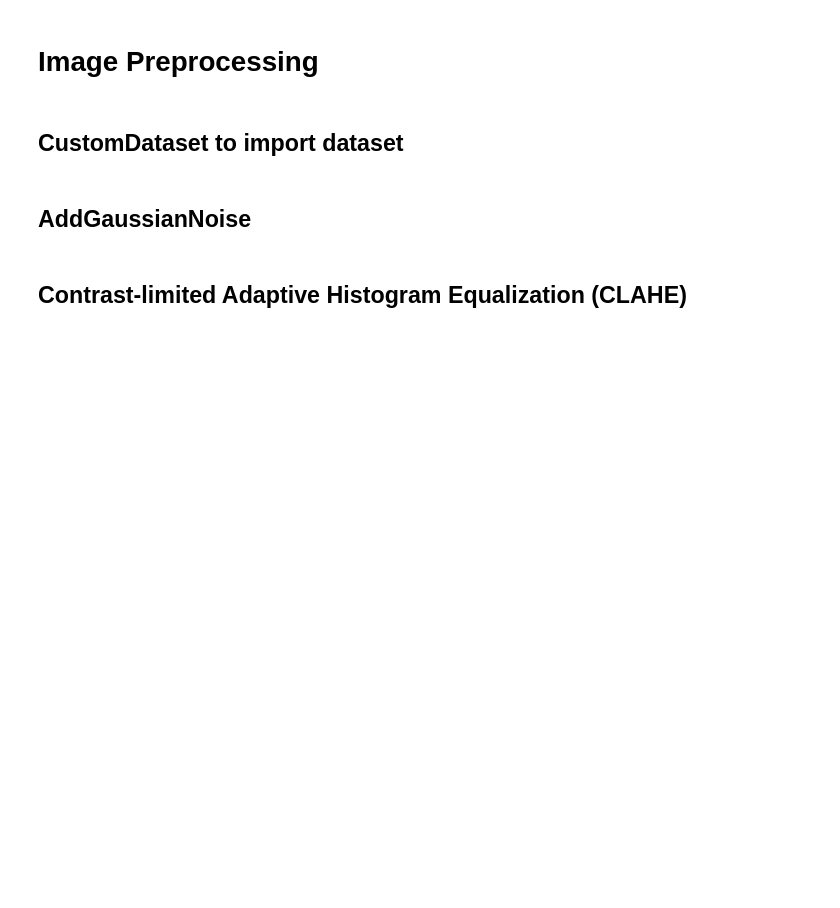
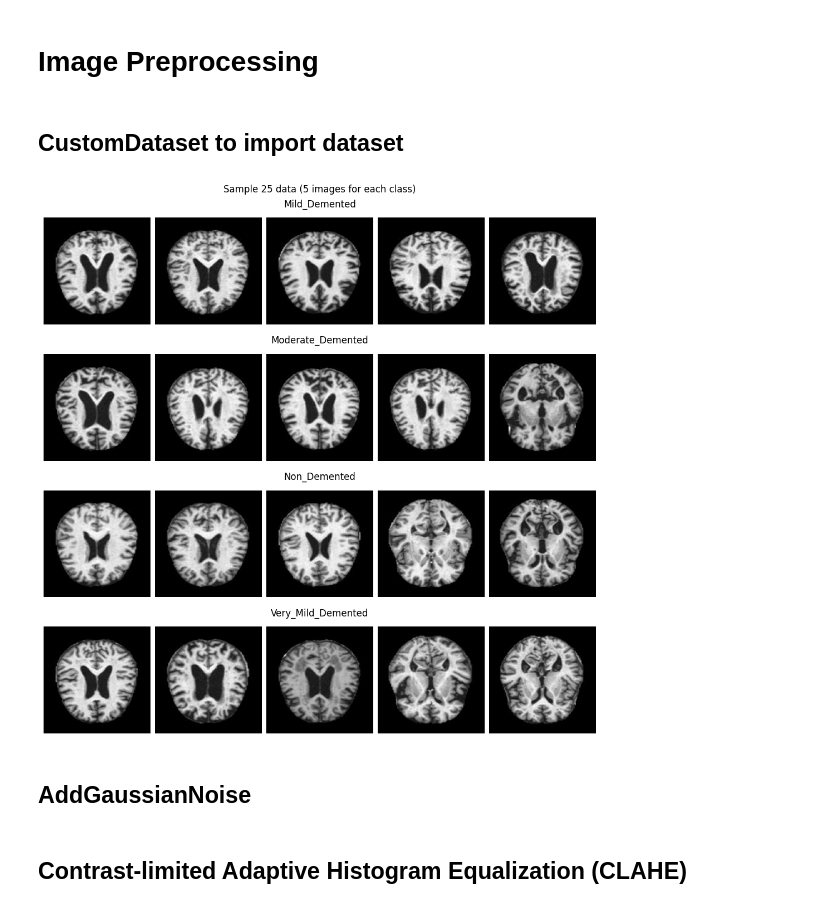
Before and after one commit to Mahmimi/Alzheimer, a Jupyter notebook: Alzheimer.ipynb, the cells around one changed output. Cells and saved outputs as stored; diff of their text form; code cells hidden in the pictures; blank space fills up the shorter version.

```diff
--- a/Alzheimer.ipynb
+++ b/Alzheimer.ipynb
@@ -53,6 +53,7 @@ class CustomDataset(Dataset):
         self.class_to_idx = {cls: i for i, cls in enumerate(self.classes)}
         self.images = self._get_images()
         self.class_count = self._get_class_count()
+        self.images_splited_each_class = self._split_img_each_class()
 
     def _get_images(self):
         images = []
@@ -83,8 +84,56 @@ class CustomDataset(Dataset):
             img = self.transform(img)
         return img, label
 
-    def get_labels(self):
+    def _get_labels(self):
         return [i[1] for i in self.images]
+
+    def _split_img_each_class(self):
+        data_class_split = {}
+        for i in self.class_to_idx.values():
+            data_class_split[i] = []
+        for i in self.class_to_idx.values():
+            for j in range(len(self.images)):
+                if self.images[j][-1] == i:
+                    data_class_split[i].append(self.images[j])
+        return data_class_split
+# %%
+sample_data = CustomDataset(root_dir='D:/programing/Final Project/Alzheimer/dataset/Dataset')
+# %%
+import matplotlib.image as mpimg
+import copy
+
+sample_data_dict = copy.deepcopy(sample_data.images_splited_each_class)
+
+# create 4x1 subplots
+fig, axs = plt.subplots(nrows=4, ncols=1, constrained_layout=True, figsize=(10, 10))
+fig.suptitle('Sample 25 data (5 images for each class)')
+
+# clear subplots
+for ax in axs:
+    ax.remove()
+
+# add subfigure per subplot
+gridspec = axs[0].get_subplotspec().get_gridspec()
+subfigs = [fig.add_subfigure(gs) for gs in gridspec]
+
+for row, subfig in enumerate(zip(subfigs,sample_data.classes)):
+    subfig[0].suptitle(subfig[-1])
+
+    # create 1x5 subplots per subfig
+    axs = subfig[0].subplots(nrows=1, ncols=5)
+
+    for class_label, images in sample_data_dict.items():
+        for i in range(5):
+            img = mpimg.imread(images[i][0])
+            axs[i].imshow(img,cmap='gray')
+            axs[i].axis('off')
+        break
+
+    del sample_data_dict[class_label]
+
+plt.show()
+# %% [output]
+[figure, added]
 # %% [markdown]
 ## AddGaussianNoise
 # %%
```
Also changed, not shown: parts of 32 cells of this notebook.
